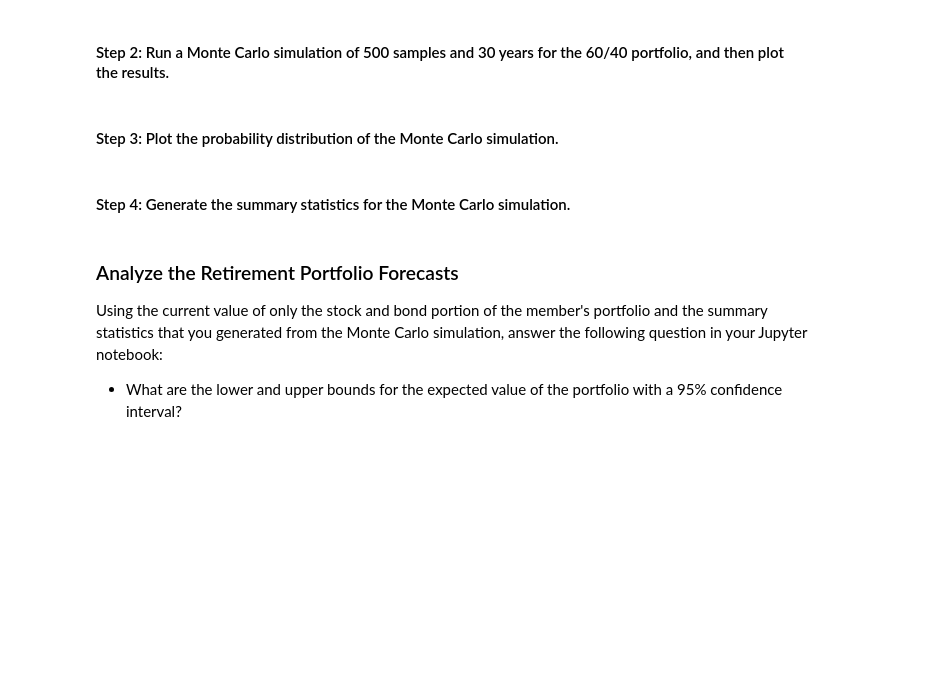
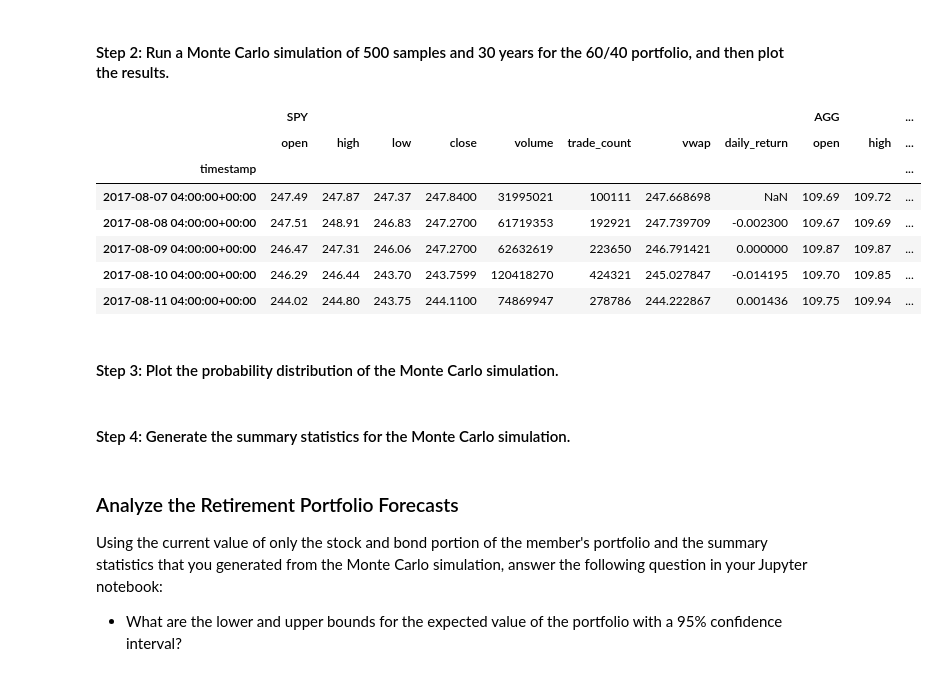
Before and after one commit to asabeti/Financial_Planning_With_APIs, a Jupyter notebook: financial_planning_tools.ipynb, the cells around one changed output. Drawn from its saved outputs; the diff is of its cells as text; code cells hidden in the pictures; blank space fills up the shorter version.

```diff
--- a/financial_planning_tools.ipynb
+++ b/financial_planning_tools.ipynb
@@ -410,22 +425,28 @@ In this section, you’ll use the MCForecastTools library to create a Monte Carl
 # %%
 # Set start and end dates of 3 years back from your current date
 # Alternatively, you can use an end date of 2020-08-07 and work 3 years back from that date
-# YOUR CODE HERE
-# YOUR CODE HERE
+start_date = pd.Timestamp("2017-08-07", tz="America/New_York").isoformat()
+end_date = pd.Timestamp("2020-08-07", tz="America/New_York").isoformat()
 # %%
 # Use the Alpaca get_bars function to make the API call to get the 3 years worth of pricing data
 # The tickers and timeframe parameters should have been set in Part 1 of this activity
 # The start and end dates should be updated with the information set above
 # Remember to add the df property to the end of the call so the response is returned as a DataFrame
-# YOUR CODE HERE
+prices_df = alpaca.get_bars(
+    tickers,
+    timeframe,
+    start=start_date,
+    end=end_date
+).df
 
 # Reorganize the DataFrame
 # Separate ticker data
-# YOUR CODE HERE
+SPY = prices_df[prices_df['symbol']=='SPY'].drop('symbol', axis=1)
+AGG = prices_df[prices_df['symbol']=='AGG'].drop('symbol', axis=1)
 
 # Concatenate the ticker DataFrames
-# YOUR CODE HERE
+prices_df = pd.concat([SPY,AGG],axis=1, keys=['SPY','AGG'])
 
 # Display both the first and last five rows of the DataFrame
-# YOUR CODE HERE
-# YOUR CODE HERE
+print(prices_df.head())
+print(prices_df.tail())
@@ -434,11 +473,24 @@ In this section, you’ll use the MCForecastTools library to create a Monte Carl
 # %%
 # Configure the Monte Carlo simulation to forecast 30 years cumulative returns
 # The weights should be split 40% to AGG and 60% to SPY.
 # Run 500 samples.
-# YOUR CODE HERE
+mc_30yr_simulation = MCSimulation(
+    portfolio_data= prices_df,
+    weights=[.60,.40],
+    num_simulation= 500,
+    num_trading_days= 252 * 30)
 
 # Review the simulation input data
-# YOUR CODE HERE
+mc_30yr_simulation.portfolio_data.head()
+# %% [output]
+|  | SPY |  |  |  |  |  |  |  | AGG |  | ... |
+|  | open | high | low | close | volume | trade_count | vwap | daily_return | open | high | ... |
+| timestamp |  |  |  |  |  |  |  |  |  |  | ... |
+| 2017-08-07 04:00:00+00:00 | 247.49 | 247.87 | 247.37 | 247.8400 | 31995021 | 100111 | 247.668698 | NaN | 109.69 | 109.72 | ... |
+| 2017-08-08 04:00:00+00:00 | 247.51 | 248.91 | 246.83 | 247.2700 | 61719353 | 192921 | 247.739709 | -0.002300 | 109.67 | 109.69 | ... |
+| 2017-08-09 04:00:00+00:00 | 246.47 | 247.31 | 246.06 | 247.2700 | 62632619 | 223650 | 246.791421 | 0.000000 | 109.87 | 109.87 | ... |
+| 2017-08-10 04:00:00+00:00 | 246.29 | 246.44 | 243.70 | 243.7599 | 120418270 | 424321 | 245.027847 | -0.014195 | 109.70 | 109.85 | ... |
+| 2017-08-11 04:00:00+00:00 | 244.02 | 244.80 | 243.75 | 244.1100 | 74869947 | 278786 | 244.222867 | 0.001436 | 109.75 | 109.94 | ... |
 # %%
 # Run the Monte Carlo simulation to forecast 30 years cumulative returns
 # YOUR CODE HERE
```
Also changed, not shown: parts of 15 cells of this notebook.
